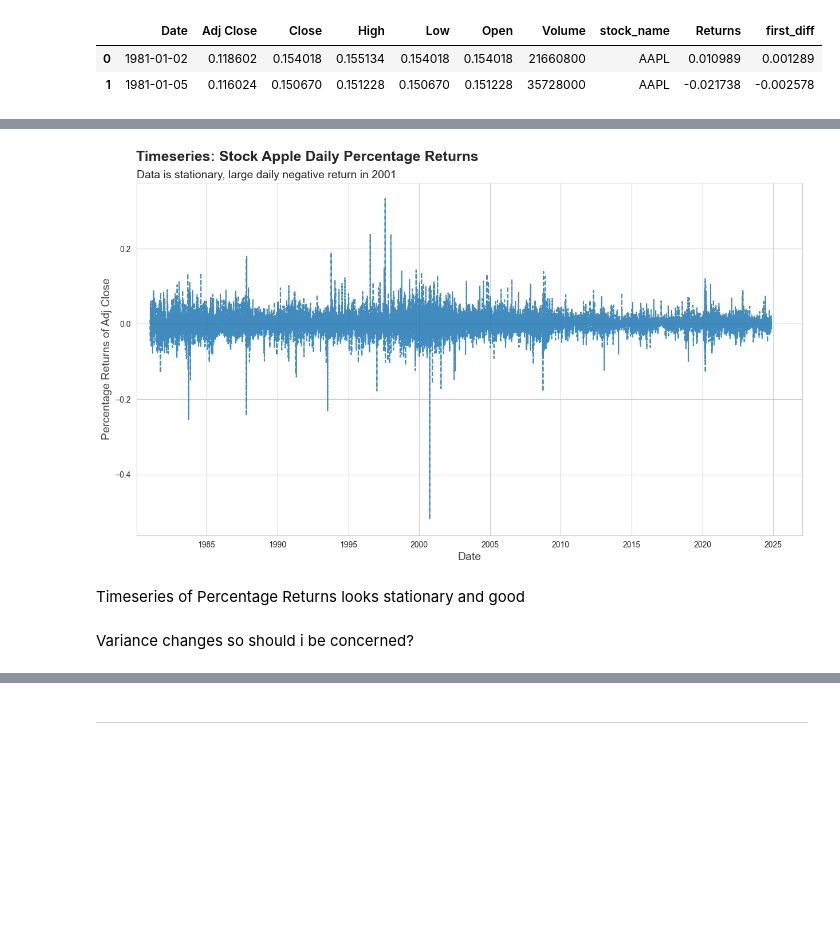
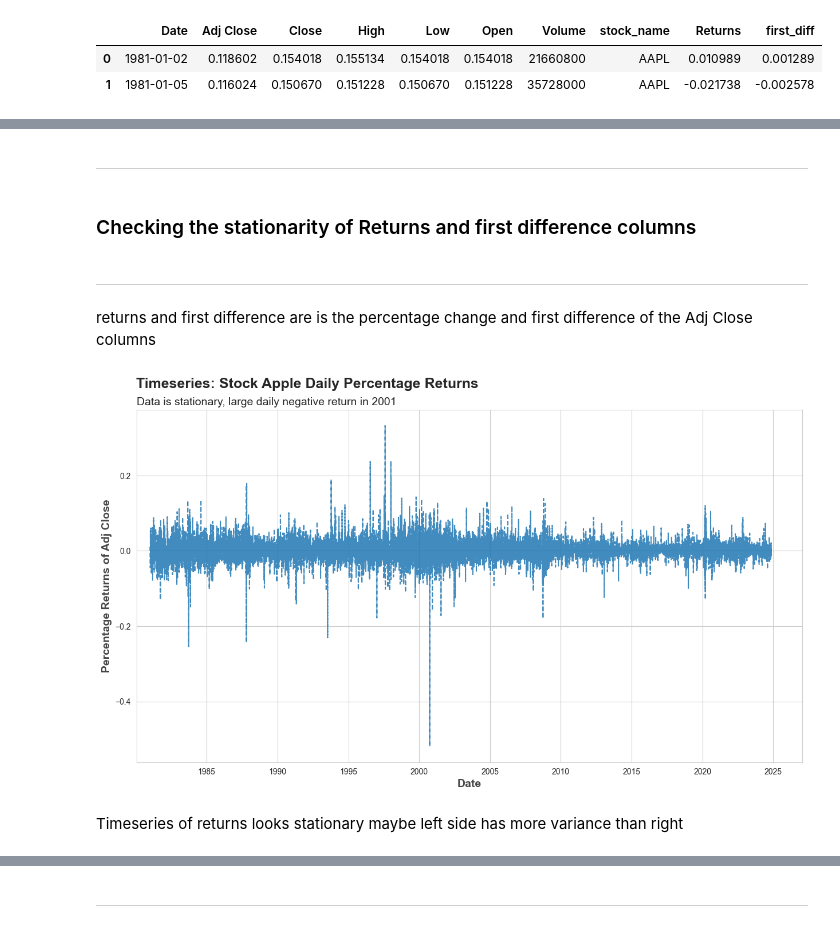
Before and after one commit to Lyndon-Fernandes/CS3AM_new, a Jupyter notebook: notebooks/01_arima_modeling.ipynb, the cells around one changed output, grey strips where cells are left out. Saved outputs shown, nothing was run; the diff lists cells and outputs as text; code cells hidden in the pictures; blank space fills up the shorter version.

```diff
--- a/notebooks/01_arima_modeling.ipynb
+++ b/notebooks/01_arima_modeling.ipynb
@@ -162,2 +138,0 @@ dtype: int64
-# %%
-df.dropna(inplace=True)
@@ -251,24 +198,30 @@ f.add_artist(plt.Line2D([0.122, 0.9], [0.91, 0.91], color='black', linewidth=1))
+# %% [markdown]
+---
+# %% [markdown]
+### Checking the stationarity of Returns and first difference columns
+# %% [markdown]
+----
+# %% [markdown]
+returns and first difference are is the percentage change and first difference of the Adj Close columns
 # %%
 f, ax = plt.subplots()
 sns.lineplot(data=df, x='Date', y='Returns', linestyle='--', markers='o', ax=ax, alpha=0.85)
 
 
-ax.set_xlabel('Date', fontsize=14, alpha=0.85)
-ax.set_ylabel('Percentage Returns of Adj Close', fontsize=14, alpha=0.85)
+ax.set_xlabel('Date', fontsize=14, alpha=0.85, fontweight='bold')
+ax.set_ylabel('Percentage Returns of Adj Close', fontsize=14, alpha=0.85, fontweight='bold')
 
 dx, dy = 0.3235, 0.95
 f.suptitle(t='Timeseries: Stock Apple Daily Percentage Returns', fontsize=18, x=dx, y=dy, fontweight='bold')
 ax.set_title(label='Data is stationary, large daily negative return in 2001', fontsize=14, loc='left')
 
 ax.set_xlim(df['Date'].min() + timedelta(days=-350))
 
 plt.show()
 # %% [output]
-[figure, old version]
+[figure, new version]
-# %% [markdown]
-Timeseries of Percentage Returns looks stationary and good
-# %% [markdown]
-Variance changes so should i be concerned?
+# %% [markdown]
+Timeseries of returns looks stationary maybe left side has more variance than right
 # %%
 f, ax = plt.subplots()
 sns.lineplot(data=df, x='Date', y='first_diff', linestyle='--', markers='o', alpha=0.85)
```
Also changed, not shown: parts of 104 cells of this notebook, 13 other files.
